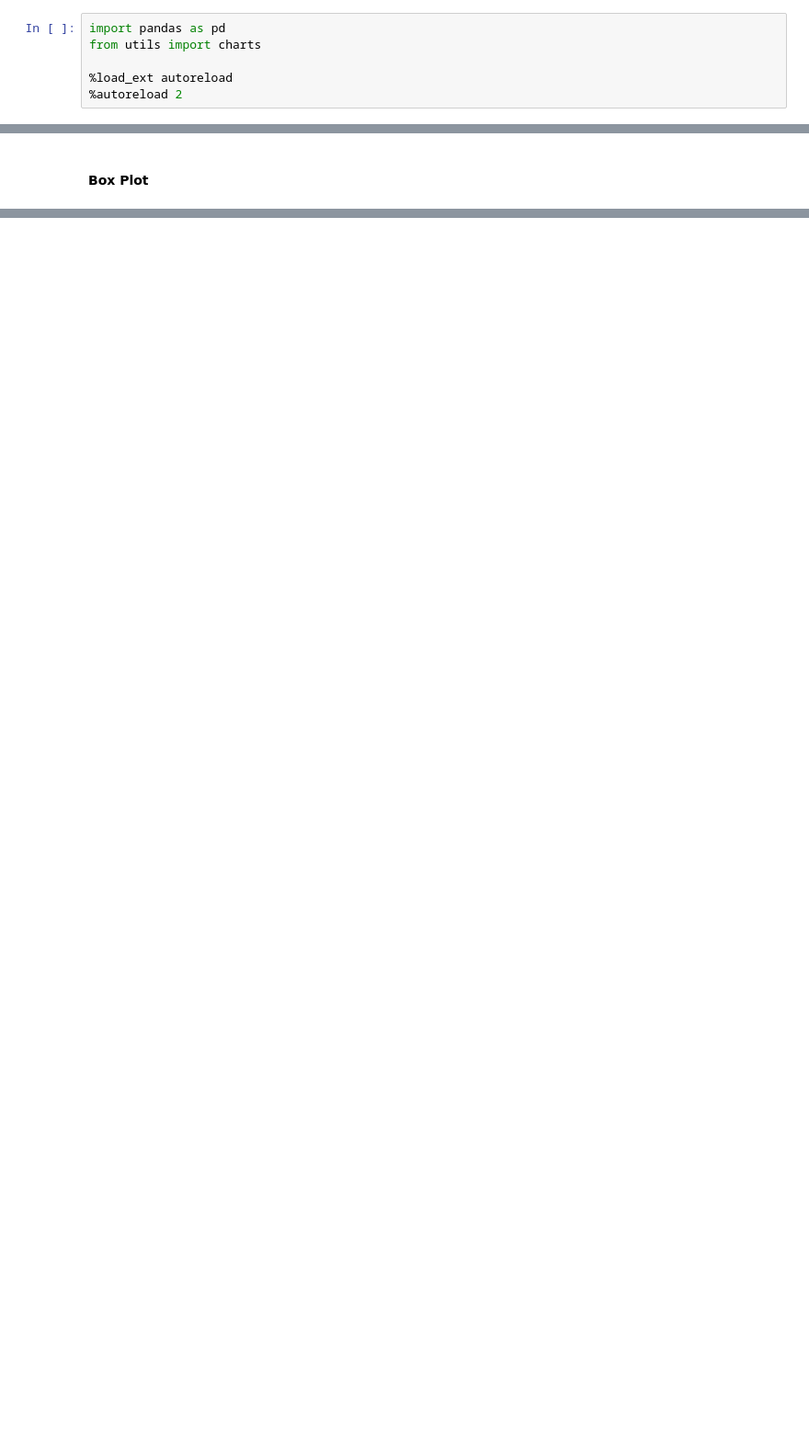
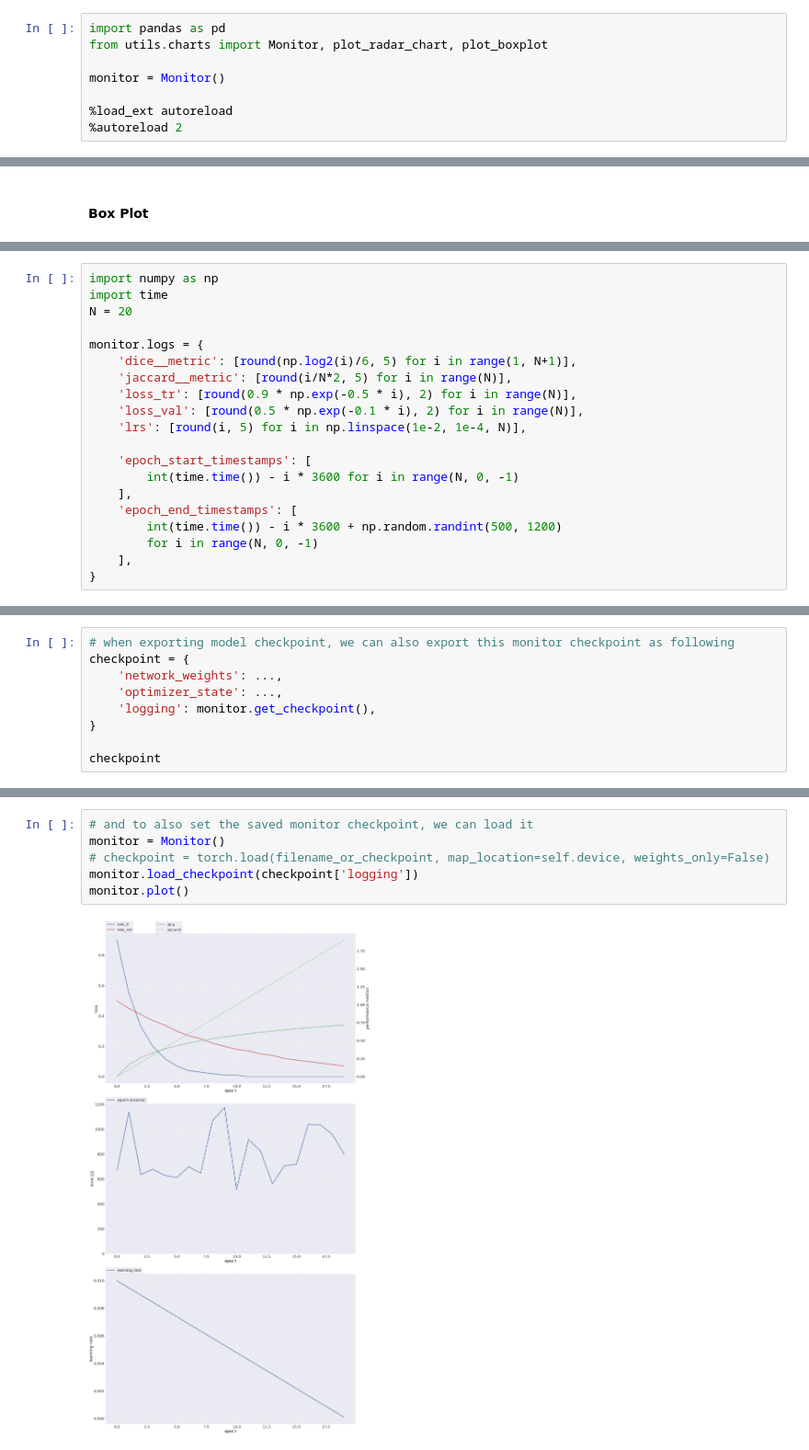
Before and after one commit to abdel-habib/ai-notebooks, a Jupyter notebook: charts.ipynb, the cells around one changed output, grey strips where cells are left out. Shown at 92% size. Drawn from its saved outputs; the diff is of its cells as text; blank space fills up the shorter version.

Commit message:
very useful metric logging class

```diff
--- a/charts.ipynb
+++ b/charts.ipynb
@@ -2,7 +2,9 @@
 Different types of charts simplified in functions.
 # %%
 import pandas as pd
-from utils import charts
+from utils.charts import Monitor, plot_radar_chart, plot_boxplot
+
+monitor = Monitor()
 
 %load_ext autoreload
 %autoreload 2
@@ -83,0 +85,20 @@ charts.plot_boxplot(df=data,
+# %%
+import numpy as np
+import time
+N = 20
+
+monitor.logs = {
+    'dice__metric': [round(np.log2(i)/6, 5) for i in range(1, N+1)],
+    'jaccard__metric': [round(i/N*2, 5) for i in range(N)],
+    'loss_tr': [round(0.9 * np.exp(-0.5 * i), 2) for i in range(N)],
+    'loss_val': [round(0.5 * np.exp(-0.1 * i), 2) for i in range(N)],
+    'lrs': [round(i, 5) for i in np.linspace(1e-2, 1e-4, N)],
+
+    'epoch_start_timestamps': [
+        int(time.time()) - i * 3600 for i in range(N, 0, -1)
+    ],
+    'epoch_end_timestamps': [
+        int(time.time()) - i * 3600 + np.random.randint(500, 1200)
+        for i in range(N, 0, -1)
+    ],
+}
@@ -83,0 +113,9 @@ charts.plot_boxplot(df=data,
+# %%
+# when exporting model checkpoint, we can also export this monitor checkpoint as following
+checkpoint = {
+    'network_weights': ...,
+    'optimizer_state': ...,
+    'logging': monitor.get_checkpoint(),
+}
+
+checkpoint
@@ -83,0 +140,8 @@ charts.plot_boxplot(df=data,
+# %%
+# and to also set the saved monitor checkpoint, we can load it
+monitor = Monitor()
+# checkpoint = torch.load(filename_or_checkpoint, map_location=self.device, weights_only=False)
+monitor.load_checkpoint(checkpoint['logging'])
+monitor.plot()
+# %% [output]
+[figure, added]
```
Also changed, not shown: parts of 6 cells of this notebook, 2 other files.
